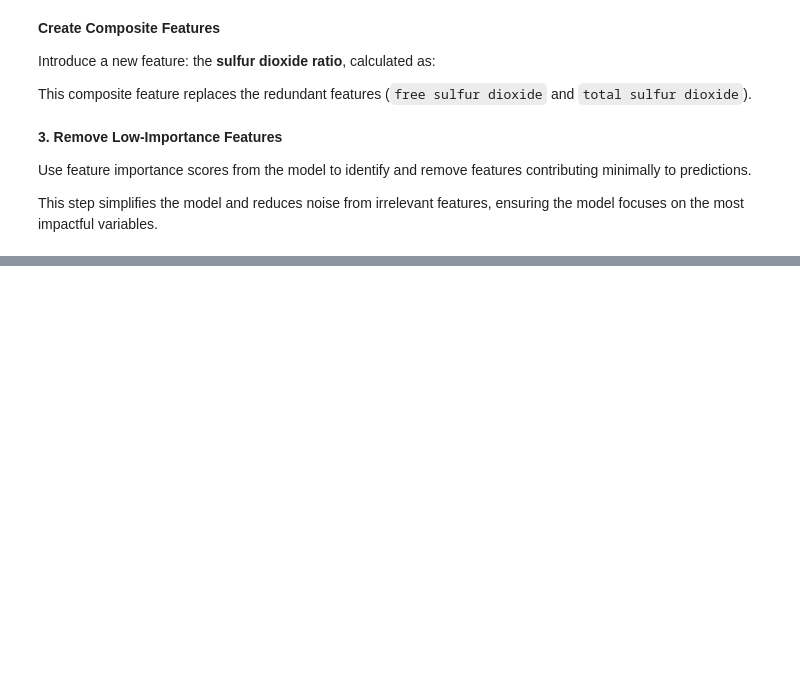
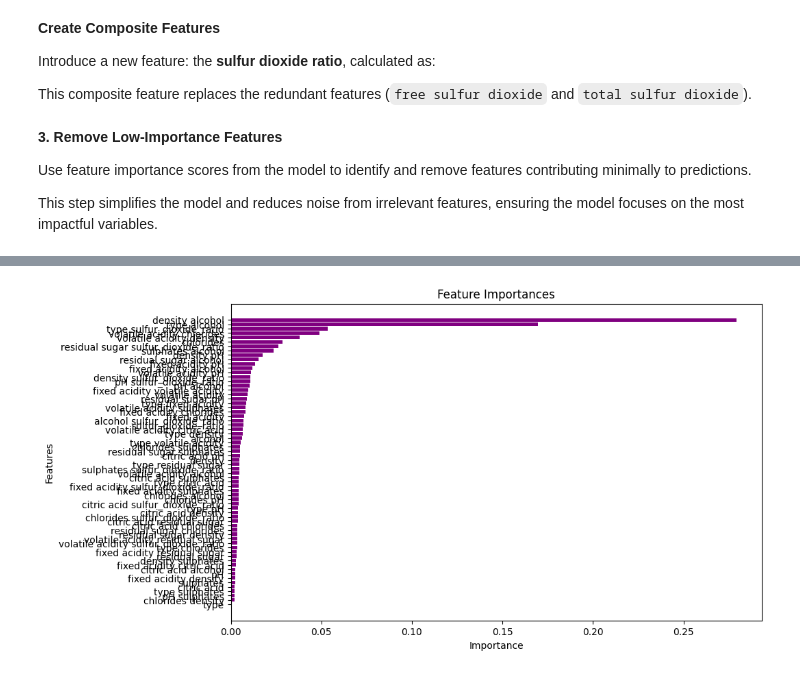
Before and after one commit to amitkarol/TDS-WineQualityPrediction, a Jupyter notebook: part2-another-option.ipynb, the cells around one changed output, grey strips where cells are left out. Cells and saved outputs as stored; diff of their text form; code cells hidden in the pictures; blank space fills up the shorter version.

Commit message:
improved model , need to add visualizations

```diff
--- a/part2-another-option.ipynb
+++ b/part2-another-option.ipynb
@@ -178,0 +190,92 @@ X_train.drop(columns=low_importance_features, inplace=True)
+# %%
+# Load necessary libraries
+import pandas as pd
+from sklearn.model_selection import train_test_split, cross_val_score
+from sklearn.preprocessing import LabelEncoder, PolynomialFeatures
+from sklearn.metrics import mean_absolute_error, mean_squared_error, r2_score
+from xgboost import XGBRegressor
+from imblearn.over_sampling import SMOTE
+import numpy as np
+import matplotlib.pyplot as plt
+
+# Load the dataset
+data = pd.read_csv('wine-quality-white-and-red.csv')
+
+# Encode categorical column 'type' if it exists
+if 'type' in data.columns:
+    label_encoder = LabelEncoder()
+    data['type'] = label_encoder.fit_transform(data['type'])  # Convert 'type' to numerical
+
+# Prepare features (X) and target (y)
+X = data.drop(columns=['quality'])  # Features
+y = data['quality']  # Target variable
+
+# Handle imbalanced target using SMOTE with k_neighbors=3
+smote = SMOTE(random_state=42, k_neighbors=3)
+X_resampled, y_resampled = smote.fit_resample(X, y)
+
+# Split the data into training and testing sets
+X_train, X_test, y_train, y_test = train_test_split(X_resampled, y_resampled, test_size=0.2, random_state=42)
+
+# Feature Engineering
+for df in [X_train, X_test]:
+    # Create sulfur dioxide ratio feature
+    df['sulfur_dioxide_ratio'] = df['free sulfur dioxide'] / (df['total sulfur dioxide'] + 1e-6)
+    # Apply log transformation to skewed features
+    for col in ['residual sugar', 'total sulfur dioxide']:
+        if col in df.columns:
+            df[col] = np.log1p(df[col])
+    # Drop redundant features
+    df.drop(columns=['free sulfur dioxide', 'total sulfur dioxide'], inplace=True)
+
+# Add polynomial features
+poly = PolynomialFeatures(degree=2, interaction_only=True, include_bias=False)
+X_train_poly = poly.fit_transform(X_train)
+X_test_poly = poly.transform(X_test)
+poly_feature_names = poly.get_feature_names_out(X_train.columns)
+
+# Train the model with known best parameters
+best_model = XGBRegressor(
+    random_state=42,
+    objective='reg:squarederror',
+    alpha=1.0,  # Best L1 regularization
+    reg_lambda=10,  # Best L2 regularization
+    learning_rate=0.05,  # Best learning rate
+    max_depth=5,  # Best tree depth
+    min_child_weight=3,  # Best child weight
+    n_estimators=500  # Best number of trees
+)
+
+# Fit the model on the training data
+best_model.fit(X_train_poly, y_train)
+
+# Evaluate the model
+y_pred_test = best_model.predict(X_test_poly)
+mae_test = mean_absolute_error(y_test, y_pred_test)
+mse_test = mean_squared_error(y_test, y_pred_test)
+rmse_test = np.sqrt(mse_test)
+r2_test = r2_score(y_test, y_pred_test)
+
+print("Testing Metrics:")
+print(f"MAE: {mae_test:.4f}, MSE: {mse_test:.4f}, RMSE: {rmse_test:.4f}, R^2: {r2_test:.4f}")
+
+# Cross-Validation
+cv_scores = cross_val_score(best_model, X_train_poly, y_train, cv=3, scoring='neg_mean_squared_error')
+mean_cv_mse = -np.mean(cv_scores)
+print(f"Cross-Validated MSE: {mean_cv_mse:.4f}")
+
+# Feature importance plot
+feature_importances = best_model.feature_importances_
+feature_importances_df = pd.DataFrame({
+    'Feature': poly_feature_names,
+    'Importance': feature_importances
+}).sort_values(by='Importance', ascending=False)
+
+plt.figure(figsize=(10, 6))
+plt.barh(feature_importances_df['Feature'], feature_importances_df['Importance'], color='purple')
+plt.xlabel("Importance")
+plt.ylabel("Features")
+plt.title("Feature Importances")
+plt.gca().invert_yaxis()
+plt.show()
+# %% [output]
@@ -178,0 +285 @@ X_train.drop(columns=low_importance_features, inplace=True)
+[figure, added]
```
Also changed, not shown: parts of 7 cells of this notebook.
